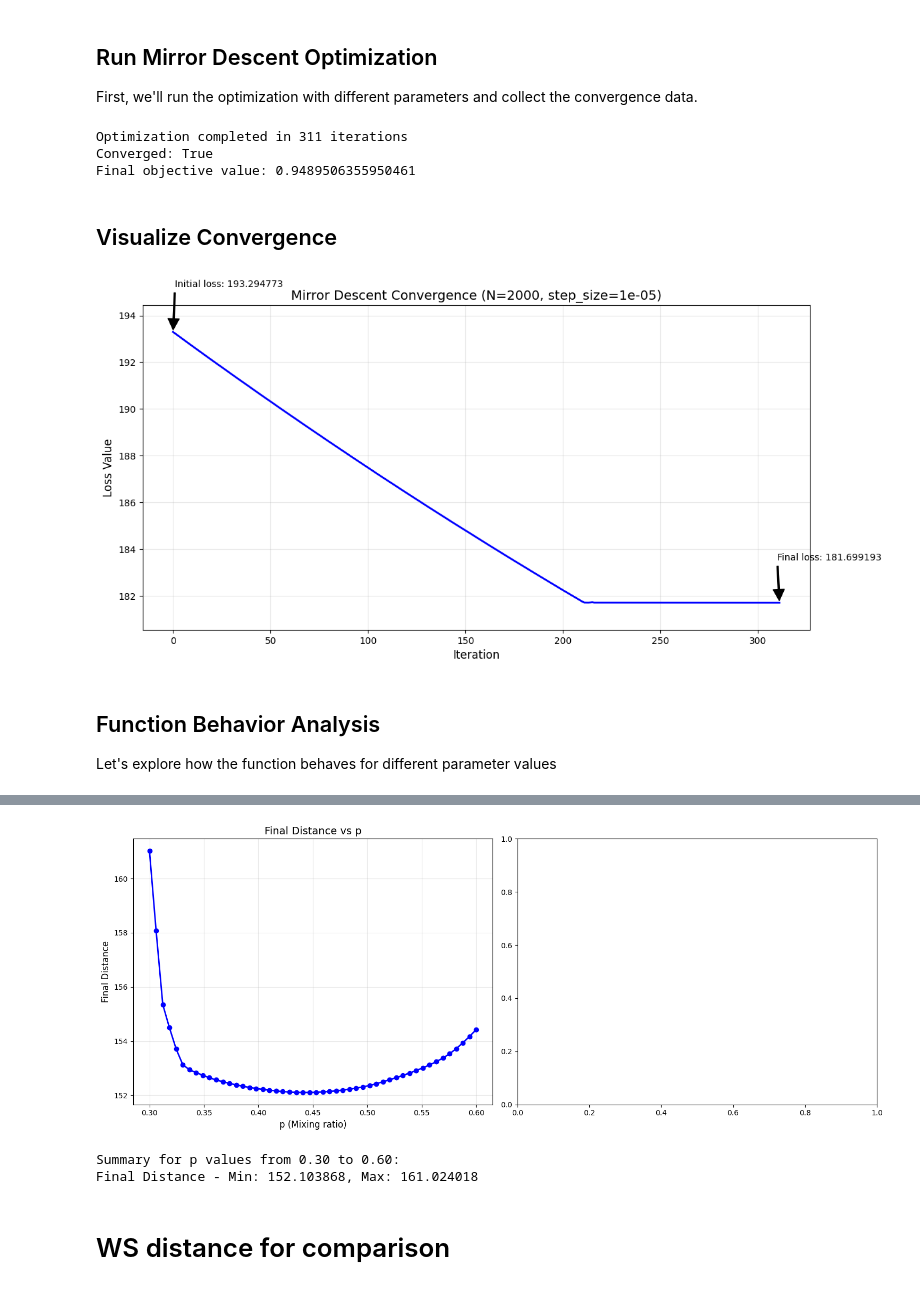
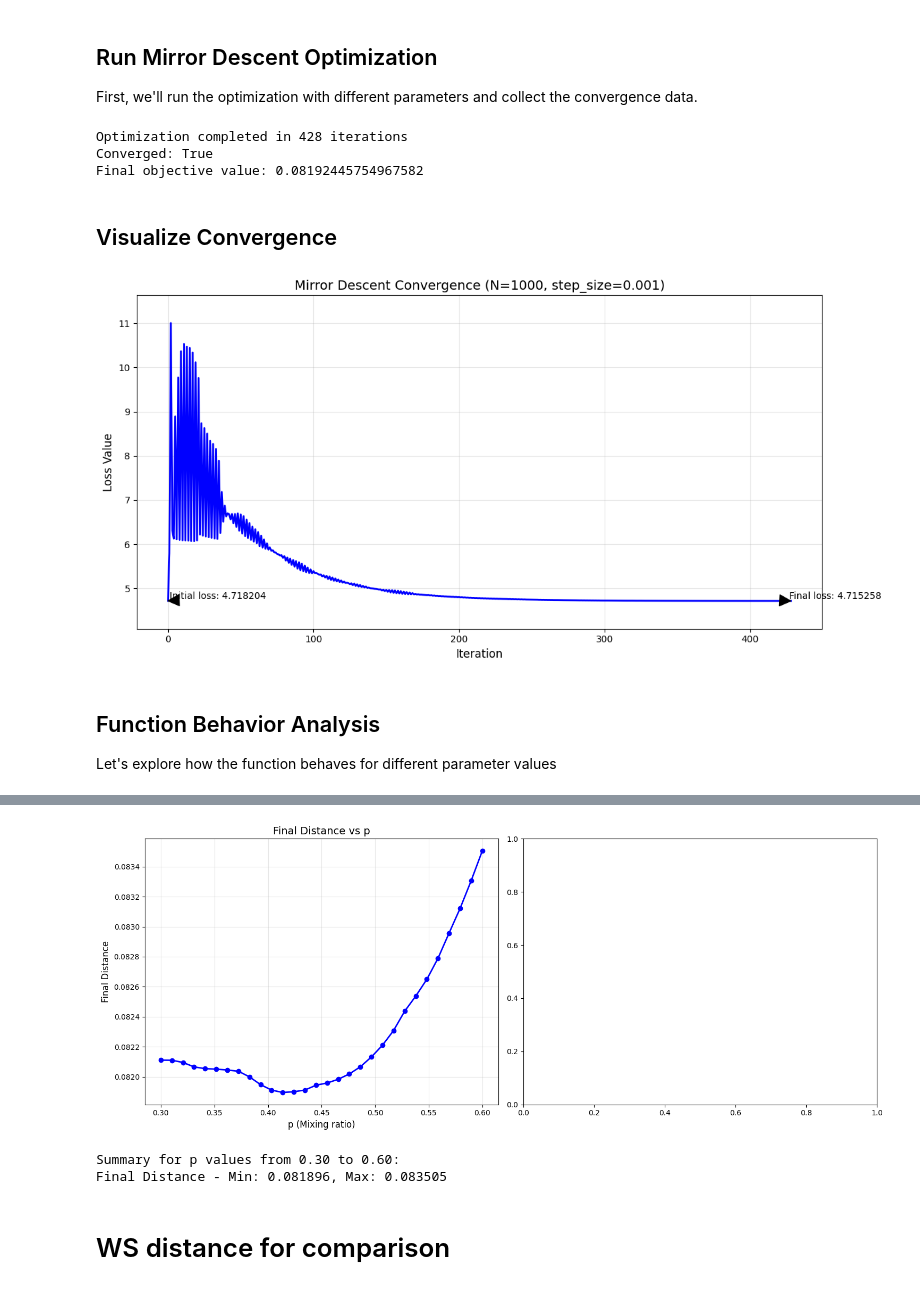
Before and after one commit to janwan2003/wasserstein, a Jupyter notebook: SimpleDecent/mirror_descent_convergence.ipynb, the cells around one changed output, grey strips where cells are left out. Cells and saved outputs as stored; diff of their text form; code cells hidden in the pictures.

```diff
--- a/SimpleDecent/mirror_descent_convergence.ipynb
+++ b/SimpleDecent/mirror_descent_convergence.ipynb
@@ -12,15 +15,15 @@ from test_utils import test_sparse_mirror_descent, test_ws_distance, dia_matrix
 First, we'll run the optimization with different parameters and collect the convergence data.
 # %%
 # Define parameters
-N = 2000        # Number of features
-C = 15         # Bandwidth parameter
+N = 1000        # Number of features
+C = 20         # Bandwidth parameter
 p = 0.4       # Mixing ratio
 reg = 1.5    # KL regularization
-reg_a = 150     # Source marginal regularization
-reg_b = 150    # Target marginal regularization
+reg_a = 100     # Source marginal regularization
+reg_b = 2    # Target marginal regularization
 max_iter = 1000  # Maximum iterations
-step_size = 0.00001  # Learning rate
-gamma = 1.0 - 1.0 / max_iter
+step_size = 0.001  # Learning rate
+gamma = 1.0 - 20.0 / max_iter
 
 # Run optimization
 _, log_data = test_sparse_mirror_descent(
@@ -35,9 +38,9 @@ print(f"Optimization completed in {log_data.get('iterations', 'unknown')} iterat
 print(f"Converged: {log_data.get('convergence', False)}")
 print(f"Final objective value: {log_data.get('final_distance', 'unknown')}")
 # %% [output]
-Optimization completed in 311 iterations
+Optimization completed in 428 iterations
 Converged: True
-Final objective value: 0.9489506355950461
+Final objective value: 0.08192445754967582
 # %% [markdown]
 ## Visualize Convergence
 # %%
@@ -80,7 +83,7 @@ if len(losses) > 0:
 plt.tight_layout()
 plt.show()
 # %% [output]
-[figure, old version]
+[figure, new version]
 # %% [markdown]
 ## Function Behavior Analysis
 
@@ -89,15 +92,18 @@ Let's explore how the function behaves for different parameter values
 M = 2 * N
 offsets = np.arange(-C + 1, C)
 matrix_shape = (M, M)
-test_values = np.linspace(0.3, 0.6, 50)
-final_distances = []
-warm = None  # no warmstart on first run
+test_values = np.linspace(0.3, 0.6, 30)
+final_distances_map = {}
 
-for test_p in test_values:
-    print(f"Testing p = {test_p:.3f}…")
+def process_wrapper(args):
+    """
+    Wrapper function to execute the mirror descent test in a separate process.
+    """
+    test_p, N, C, reg, reg_a, reg_b, max_iter, step_size, gamma = args
 
-    # 1) run mirror‐descent, passing warm (None or dia_matrix)
-    G_data, log = test_sparse_mirror_descent(
+    # Run the optimization without warmstart since each process is independent.
+    # The test function will create a basic warmstart internally.
+    _, log = test_sparse_mirror_descent(
         N=N,
         C=C,
         p=test_p,
@@ -106,22 +112,37 @@ for test_p in test_values:
         reg_m2=reg_b,
         max_iter=max_iter,
         step_size=step_size,
-        debug=True,
-        warmstart=warm,  # either None or the dia_matrix from last iteration
+        debug=False,  # Disable debug for cleaner output in parallel execution
+        warmstart=None,
+        gamma=gamma
     )
 
-    # 2) immediately convert the returned padded‐diagonals
-    #    into a scipy.sparse.dia_matrix with the correct full shape
-    warm = dia_matrix((G_data, offsets), shape=matrix_shape)
+    # Return the value of p and the final distance
+    return test_p, log["final_distance"]
 
-    # 3) record your final_distance
-    final_distances.append(log["loss"][-1])
+# Prepare arguments for each parallel task
+args_list = [(p, N, C, reg, reg_a, reg_b, max_iter, step_size, gamma) for p in test_values]
 
-# Create visualization
+# Execute the tests in parallel using a process pool
+print("Starting parallel analysis of function behavior...")
+with ProcessPoolExecutor(max_workers=multiprocessing.cpu_count()) as executor:
+    # Use as_completed to process results as they become available
+    futures = [executor.submit(process_wrapper, arg) for arg in args_list]
+
+    # Display a progress bar for the parallel execution
+    for future in tqdm(as_completed(futures), total=len(test_values), desc="Analyzing function behavior"):
+        p_res, final_distance = future.result()
+        final_distances_map[p_res] = final_distance
+
+# Sort the results by p for consistent plotting
+sorted_p = sorted(final_distances_map.keys())
+final_distances = [final_distances_map[p] for p in sorted_p]
+
+# Create visualization of the results
 fig, (ax1, ax2) = plt.subplots(1, 2, figsize=(15, 6))
 
-# Plot final distances
-ax1.plot(test_values, final_distances, 'bo-', linewidth=2, markersize=6)
+# Plot the final distance as a function of p
+ax1.plot(sorted_p, final_distances, 'bo-', linewidth=2, markersize=6)
 ax1.grid(True, alpha=0.3)
 ax1.set_xlabel('p (Mixing ratio)', fontsize=12)
 ax1.set_ylabel('Final Distance', fontsize=12)
@@ -130,8 +151,8 @@ ax1.set_title('Final Distance vs p', fontsize=14)
 
 plt.tight_layout()
 plt.show()
-max_iter
-# Print summary statistics
-print(f"\nSummary for p values from {min(test_values):.2f} to {max(test_values):.2f}:")
+
+# Print summary statistics of the results
+print(f"\nSummary for p values from {min(sorted_p):.2f} to {max(sorted_p):.2f}:")
 print(f"Final Distance - Min: {min(final_distances):.6f}, Max: {max(final_distances):.6f}")
 # %% [output]
@@ -155,6 +160,6 @@ Loss reduction: 0.015092558061638783
-[figure, old version]
+[figure, new version]
 Summary for p values from 0.30 to 0.60:
-Final Distance - Min: 152.103868, Max: 161.024018
+Final Distance - Min: 0.081896, Max: 0.083505
 # %% [markdown]
 # WS distance for comparison
 # %%
```
Also changed, not shown: parts of 3 cells of this notebook, 3 other files.
